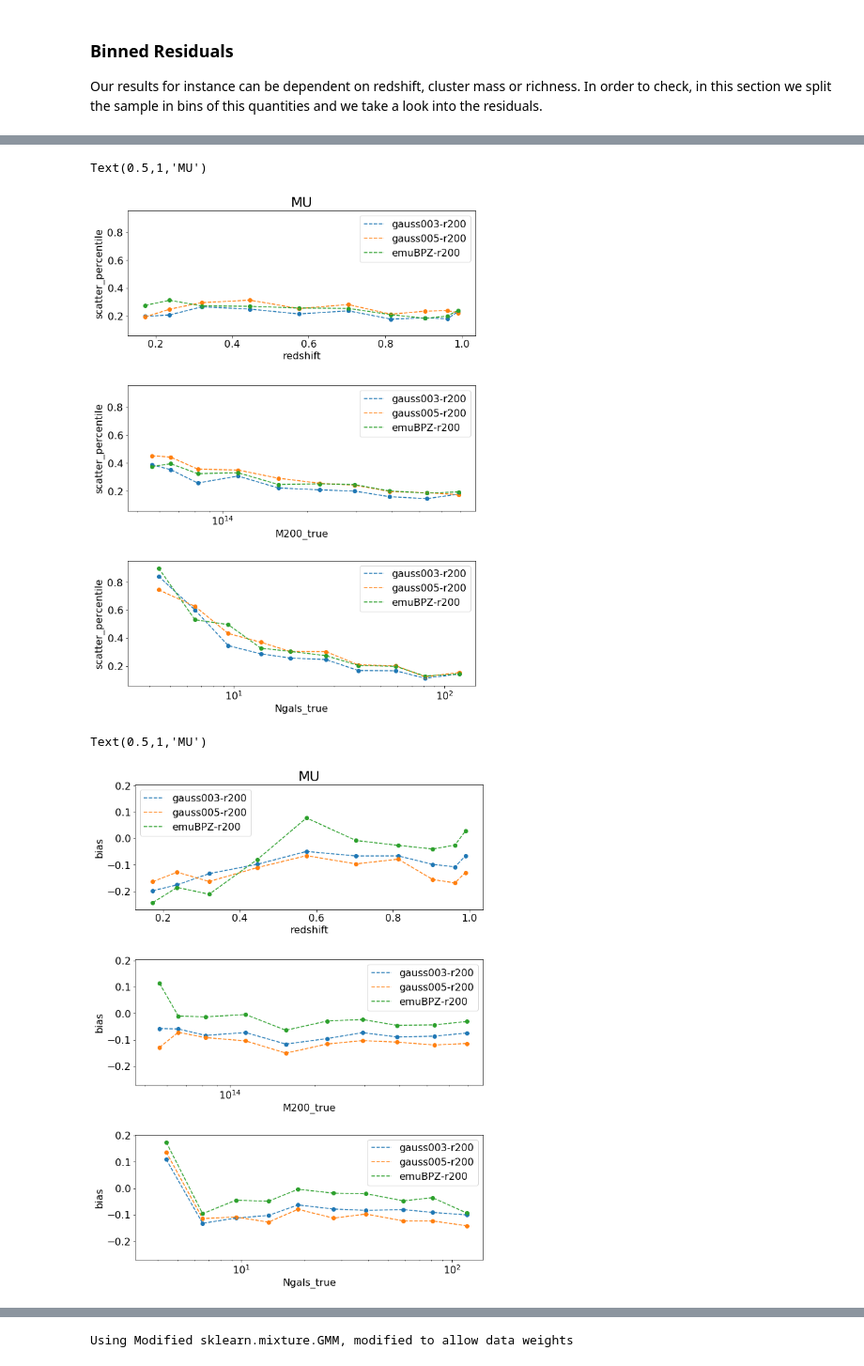
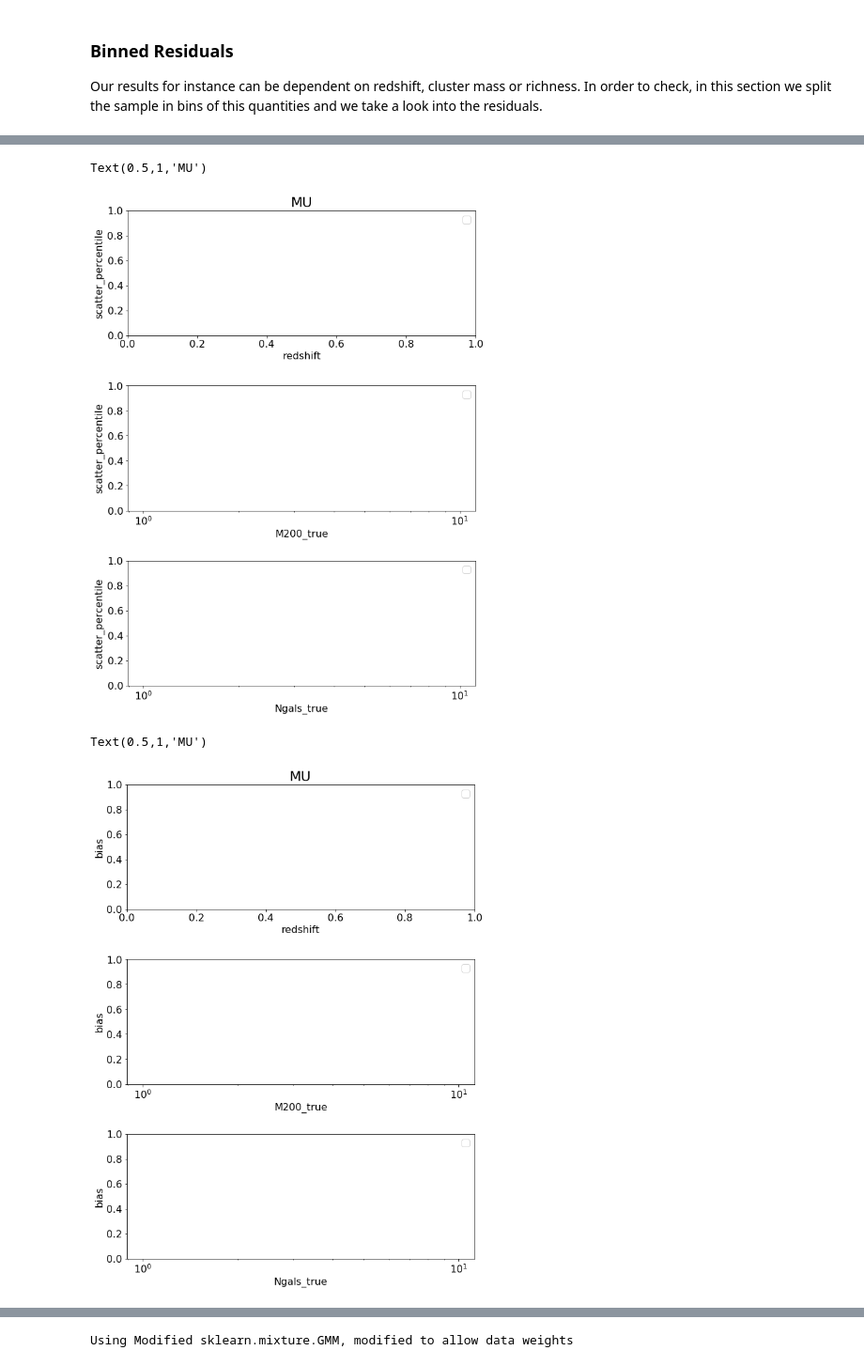
Before and after one commit to estevesjh/ccopa, a Jupyter notebook: notebooks/newClusters-multiple-runs.ipynb, the cells around one changed output, grey strips where cells are left out. Shown at 94% size. Saved outputs shown, nothing was run; the diff lists cells and outputs as text; code cells hidden in the pictures.

```diff
--- a/notebooks/newClusters-multiple-runs.ipynb
+++ b/notebooks/newClusters-multiple-runs.ipynb
@@ -40,4 +39,6 @@ runs=['gauss003-r200','gauss005-r200','emuBPZ-r200']
 # %%
-vc = viewClusters()
+cfg = '/home/s1/jesteves/git/ccopa/config_files/config_copa_dc2.yaml'
+vc = viewClusters(cfg=cfg)
 for run in runs:
-    vc.load_data(run)
+    print('run: %s'%run)
+    vc.load_data(run,zmax=1.)
@@ -167,5 +189,7 @@ fig.subplots_adjust(hspace=0.25,wspace=0.3)
 axs = axs.flatten(order='F')
 
 for i,co,run in zip(range(len(runs)),colors,runs):
-    vc.plot_scaling_relation(vc.regressors[1],vc.predictors[1],run,points=True,axs=axs[i],color=co)
+    if i>3:
+        break
+    vc.plot_scaling_relation(vc.regressors[0],vc.predictors[0],run,points=True,axs=axs[i],color=co)
 # %% [output]
@@ -283,7 +317,7 @@ fig, axs = plt.subplots(3, 1, sharey='col', figsize=(10,14))
 fig.subplots_adjust(hspace=0.4,wspace=0.4)
 
 for i,xcol in enumerate(mycols):
-    plot_scatter_xvar(vc,xcol,ycol,runs,ax=axs[i])
+    plot_scatter_xvar(vc,xcol,ycol,runs[:],ax=axs[i])
     if i>0: axs[i].set_xscale('log')
 
 axs[0].set_title(ycol,fontsize=22)
@@ -298,28 +332,28 @@ fig, axs = plt.subplots(3, 1, sharey='col', figsize=(10,14))
 fig.subplots_adjust(hspace=0.4,wspace=0.4)
 
 for i,xcol in enumerate(mycols):
-    plot_scatter_xvar(vc,xcol,ycol,runs,ax=axs[i],metric='scatter_percentile')
+    plot_scatter_xvar(vc,xcol,ycol,runs[3:],ax=axs[i],metric='scatter_percentile')
     if i>0: axs[i].set_xscale('log')
 
 axs[0].set_title(ycol,fontsize=22)
 # %% [output]
 Text(0.5,1,'MU')
-[figure, old version]
+[figure, new version]
 # %%
 mycols = ['redshift','M200_true','Ngals_true']
 ycol = 'MU'
 
 fig, axs = plt.subplots(3, 1, sharey='col', figsize=(10,14))
 fig.subplots_adjust(hspace=0.4,wspace=0.4)
 
 for i,xcol in enumerate(mycols):
-    plot_scatter_xvar(vc,xcol,ycol,runs,ax=axs[i],metric='bias')
+    plot_scatter_xvar(vc,xcol,ycol,runs[3:],ax=axs[i],metric='bias')
     if i>0: axs[i].set_xscale('log')
 
 axs[0].set_title(ycol,fontsize=22)
 # %% [output]
 Text(0.5,1,'MU')
-[figure, old version]
+[figure, new version]
 # %%
 mycols = ['redshift','M200_true','Ngals_true']
 ycol = 'MU'
```
Also changed, not shown: parts of 24 cells of this notebook, 42 other files.
